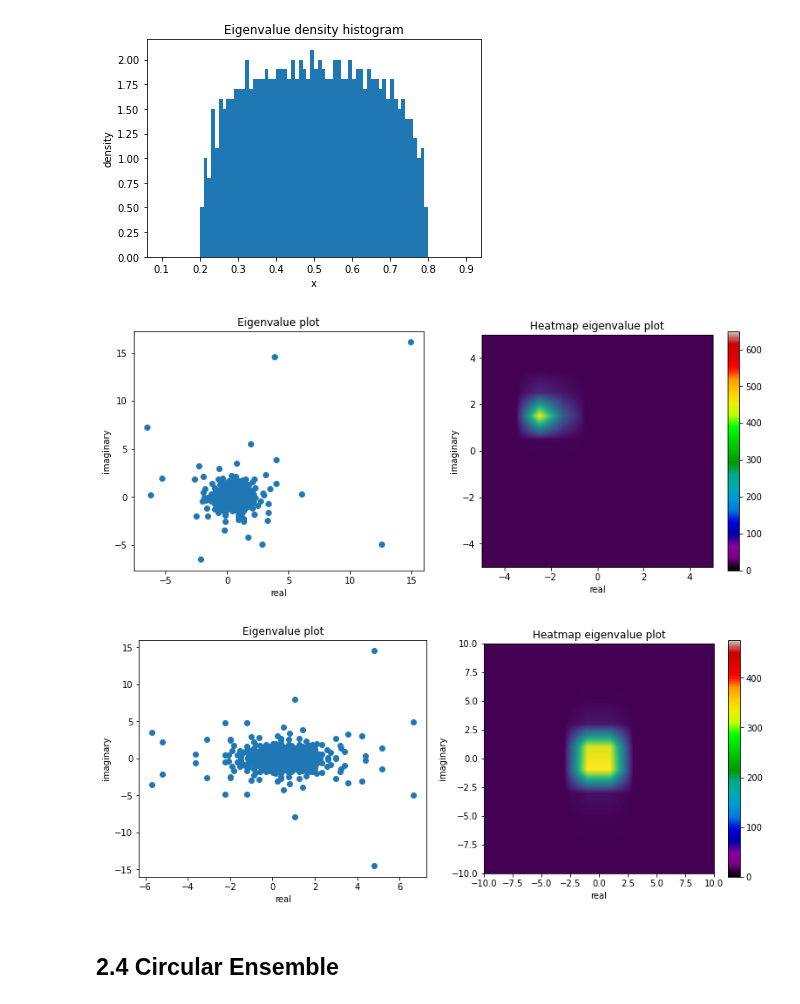
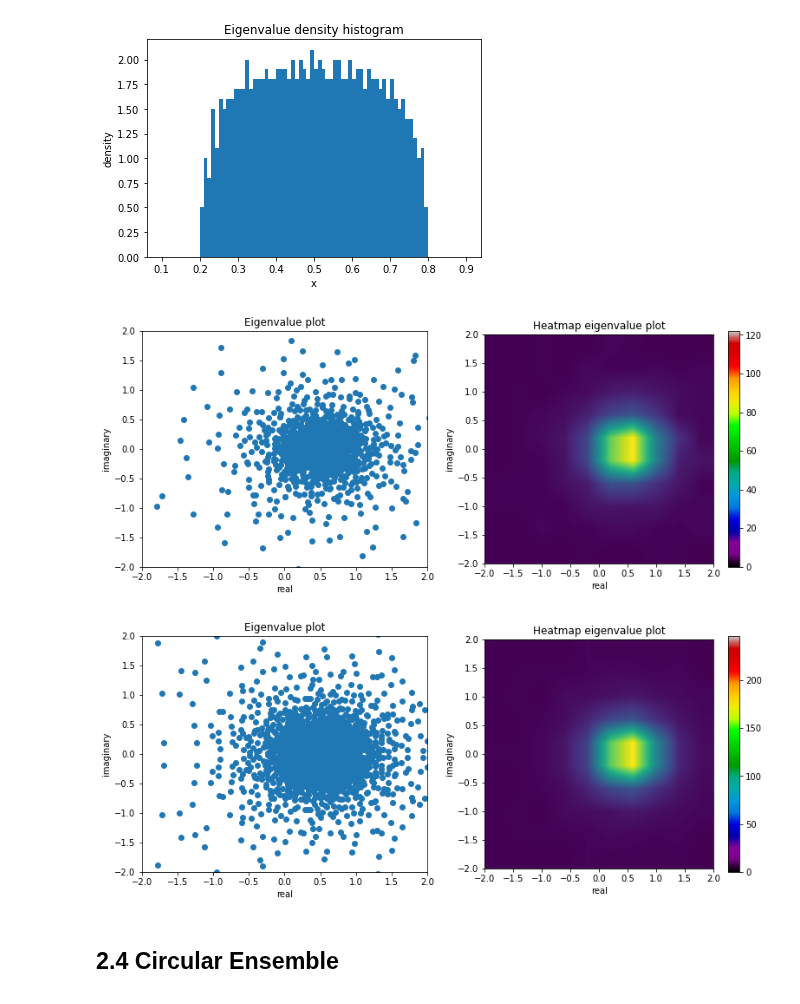
Before and after one commit to AlejandroSantorum/scikit-rmt, a Jupyter notebook: notebooks/tutorial.ipynb, the cells around one changed output. Saved outputs shown, nothing was run; the diff lists cells and outputs as text; code cells hidden in the pictures.

Commit message:
Fixed complex histogram representation

```diff
--- a/notebooks/tutorial.ipynb
+++ b/notebooks/tutorial.ipynb
@@ -167,14 +167,14 @@ mre.plot_eigval_hist(bins=80, interval=(0.1, 0.9), density=True)
 [figure]
 # %%
 mce = ManovaEnsemble(beta=2, m=m, n1=n1, n2=n2)
-mce.plot_eigval_hist(bins=80)
+mce.plot_eigval_hist(bins=80, interval=(-2,2))
 # %% [output]
-[figure, old version]
+[figure, new version]
 # %%
 mqe = ManovaEnsemble(beta=4, m=m, n1=n1, n2=n2)
-mqe.plot_eigval_hist(bins=80)
+mqe.plot_eigval_hist(bins=80, interval=(-2,2))
 # %% [output]
-[figure, old version]
+[figure, new version]
 # %% [markdown]
 ## 2.4 Circular Ensemble
 # %%
```
Also changed, not shown: parts of 2 cells of this notebook, 5 other files.
